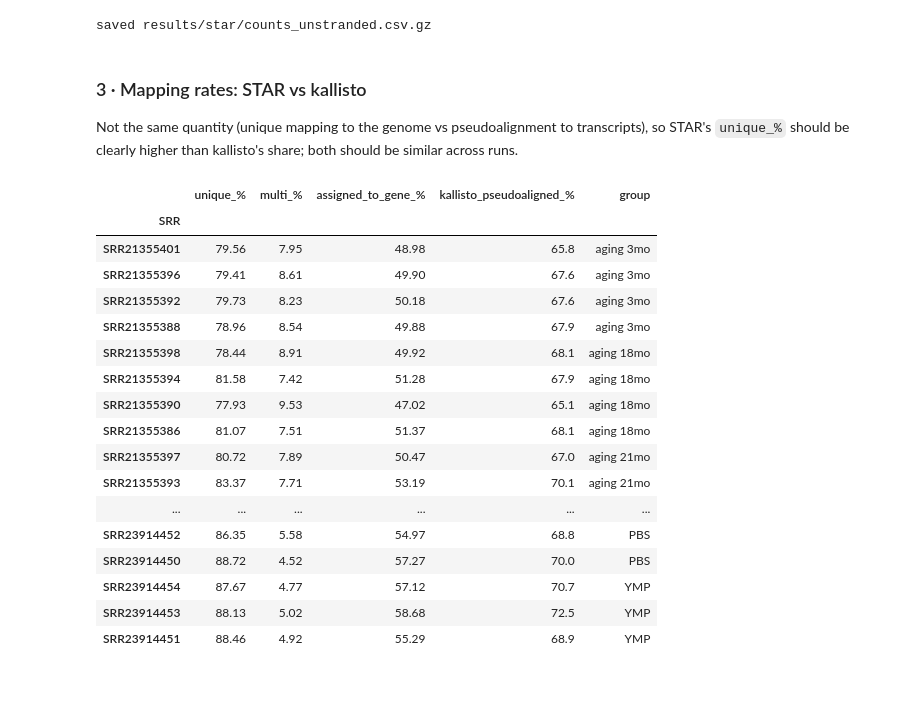
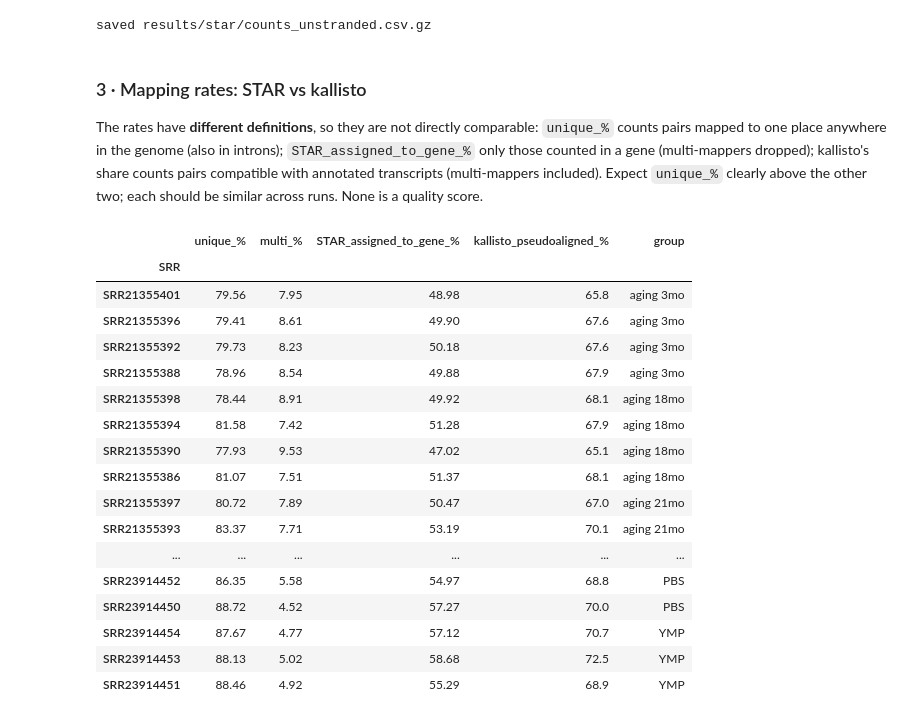
Before and after one commit to Jeffateth/RNAseq_aging, a Jupyter notebook: notebooks/01_euler_pipeline.ipynb, the cells around one changed output. Drawn from its saved outputs; the diff is of its cells as text; code cells hidden in the pictures; blank space fills up the shorter version.

```diff
--- a/notebooks/01_euler_pipeline.ipynb
+++ b/notebooks/01_euler_pipeline.ipynb
@@ -174,13 +180,13 @@ print('saved results/star/counts_unstranded.csv.gz')
 saved results/star/counts_unstranded.csv.gz
 # %% [markdown]
 ### 3 · Mapping rates: STAR vs kallisto
-Not the same quantity (unique mapping to the genome vs pseudoalignment to transcripts), so STAR's `unique_%` should be clearly higher than kallisto's share; both should be similar across runs.
+The rates have **different definitions**, so they are not directly comparable: `unique_%` counts pairs mapped to one place anywhere in the genome (also in introns); `STAR_assigned_to_gene_%` only those counted in a gene (multi-mappers dropped); kallisto's share counts pairs compatible with annotated transcripts (multi-mappers included). Expect `unique_%` clearly above the other two; each should be similar across runs. None is a quality score.
 # %%
-# the three STAR rates next to kallisto's pseudoaligned rate, per run
+# STAR's three rates next to kallisto's pseudoaligned rate, per run (different definitions, see above)
 k = h.qc_summary(runs)[['aligned_%']].rename(columns={'aligned_%': 'kallisto_pseudoaligned_%'})
-qc[['unique_%', 'multi_%', 'assigned_to_gene_%']].join(k).join(runs['group'])
+qc[['unique_%', 'multi_%', 'STAR_assigned_to_gene_%']].join(k).join(runs['group'])
 # %% [output]
-|  | unique_% | multi_% | assigned_to_gene_% | kallisto_pseudoaligned_% | group |
+|  | unique_% | multi_% | STAR_assigned_to_gene_% | kallisto_pseudoaligned_% | group |
 | SRR |  |  |  |  |  |
 | SRR21355401 | 79.56 | 7.95 | 48.98 | 65.8 | aging 3mo |
 | SRR21355396 | 79.41 | 8.61 | 49.90 | 67.6 | aging 3mo |
```
Also changed, not shown: parts of 8 cells of this notebook, 16 other files.
